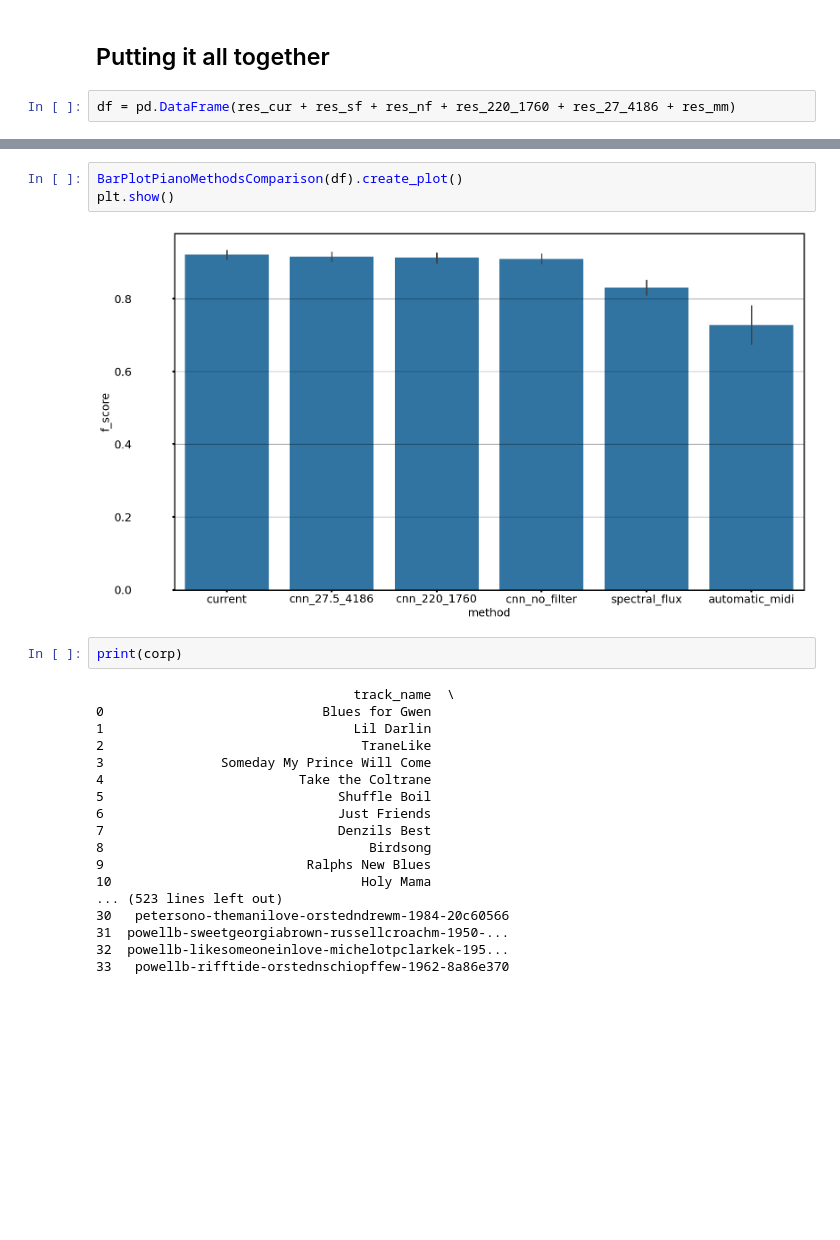
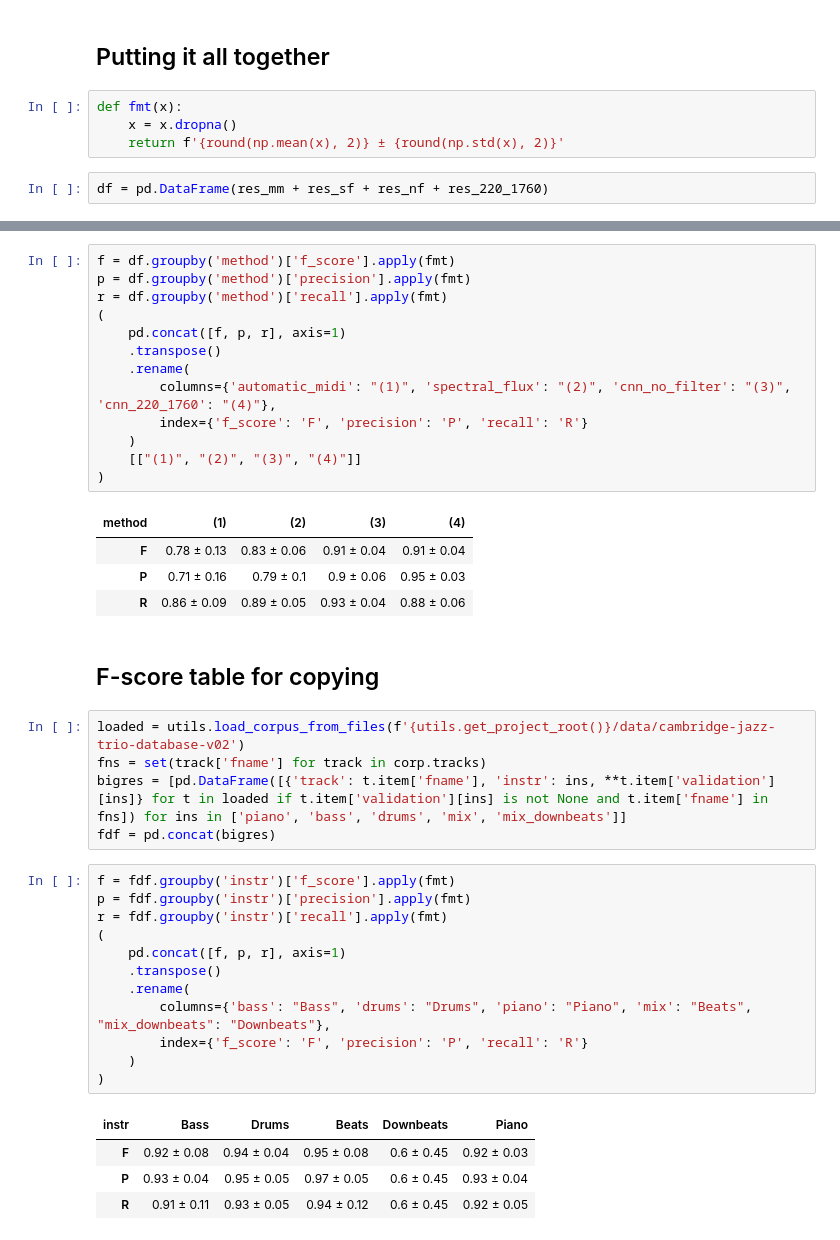
Before and after one commit to HuwCheston/Jazz-Trio-Database, a Jupyter notebook: notebooks/corpus/0.2-cheston-piano-alt-methods.ipynb, the cells around one changed output, grey strips where cells are left out. Cells and saved outputs as stored; diff of their text form; blank space fills up the shorter version.

```diff
--- a/notebooks/corpus/0.2-cheston-piano-alt-methods.ipynb
+++ b/notebooks/corpus/0.2-cheston-piano-alt-methods.ipynb
@@ -218,4 +181,8 @@ with Parallel(n_jobs=-1, backend='loky', verbose=10) as par:
 # %% [markdown]
 ## Putting it all together
+# %%
+def fmt(x):
+    x = x.dropna()
+    return f'{round(np.mean(x), 2)} ± {round(np.std(x), 2)}'
 # %%
-df = pd.DataFrame(res_cur + res_sf + res_nf + res_220_1760 + res_27_4186 + res_mm)
+df = pd.DataFrame(res_mm + res_sf + res_nf + res_220_1760)
@@ -265,25 +189,42 @@ class BarPlotPianoMethodsComparison(vutils.BasePlot):
-# %%
-BarPlotPianoMethodsComparison(df).create_plot()
-plt.show()
-# %% [output]
-[figure, removed]
-# %%
-print(corp)
-# %% [output]
-                                 track_name  \
-0                            Blues for Gwen
-1                                Lil Darlin
-2                                 TraneLike
-3               Someday My Prince Will Come
-4                         Take the Coltrane
-5                              Shuffle Boil
-6                              Just Friends
-7                              Denzils Best
-8                                  Birdsong
-9                          Ralphs New Blues
-10                                Holy Mama
-... (523 lines left out)
-30   petersono-themanilove-orstedndrewm-1984-20c60566
-31  powellb-sweetgeorgiabrown-russellcroachm-1950-...
-32  powellb-likesomeoneinlove-michelotpclarkek-195...
-33   powellb-rifftide-orstednschiopffew-1962-8a86e370
+# %%
+f = df.groupby('method')['f_score'].apply(fmt)
+p = df.groupby('method')['precision'].apply(fmt)
+r = df.groupby('method')['recall'].apply(fmt)
+(
+    pd.concat([f, p, r], axis=1)
+    .transpose()
+    .rename(
+        columns={'automatic_midi': "(1)", 'spectral_flux': "(2)", 'cnn_no_filter': "(3)", 'cnn_220_1760': "(4)"},
+        index={'f_score': 'F', 'precision': 'P', 'recall': 'R'}
+    )
+    [["(1)", "(2)", "(3)", "(4)"]]
+)
+# %% [output]
+| method | (1) | (2) | (3) | (4) |
+| F | 0.78 ± 0.13 | 0.83 ± 0.06 | 0.91 ± 0.04 | 0.91 ± 0.04 |
+| P | 0.71 ± 0.16 | 0.79 ± 0.1 | 0.9 ± 0.06 | 0.95 ± 0.03 |
+| R | 0.86 ± 0.09 | 0.89 ± 0.05 | 0.93 ± 0.04 | 0.88 ± 0.06 |
+# %% [markdown]
+## F-score table for copying
+# %%
+loaded = utils.load_corpus_from_files(f'{utils.get_project_root()}/data/cambridge-jazz-trio-database-v02')
+fns = set(track['fname'] for track in corp.tracks)
+bigres = [pd.DataFrame([{'track': t.item['fname'], 'instr': ins, **t.item['validation'][ins]} for t in loaded if t.item['validation'][ins] is not None and t.item['fname'] in fns]) for ins in ['piano', 'bass', 'drums', 'mix', 'mix_downbeats']]
+fdf = pd.concat(bigres)
+# %%
+f = fdf.groupby('instr')['f_score'].apply(fmt)
+p = fdf.groupby('instr')['precision'].apply(fmt)
+r = fdf.groupby('instr')['recall'].apply(fmt)
+(
+    pd.concat([f, p, r], axis=1)
+    .transpose()
+    .rename(
+        columns={'bass': "Bass", 'drums': "Drums", 'piano': "Piano", 'mix': "Beats", "mix_downbeats": "Downbeats"},
+        index={'f_score': 'F', 'precision': 'P', 'recall': 'R'}
+    )
+)
+# %% [output]
+| instr | Bass | Drums | Beats | Downbeats | Piano |
+| F | 0.92 ± 0.08 | 0.94 ± 0.04 | 0.95 ± 0.08 | 0.6 ± 0.45 | 0.92 ± 0.03 |
+| P | 0.93 ± 0.04 | 0.95 ± 0.05 | 0.97 ± 0.05 | 0.6 ± 0.45 | 0.93 ± 0.04 |
+| R | 0.91 ± 0.11 | 0.93 ± 0.05 | 0.94 ± 0.12 | 0.6 ± 0.45 | 0.92 ± 0.05 |
```
Also changed, not shown: parts of 12 cells of this notebook, 1 other file.
